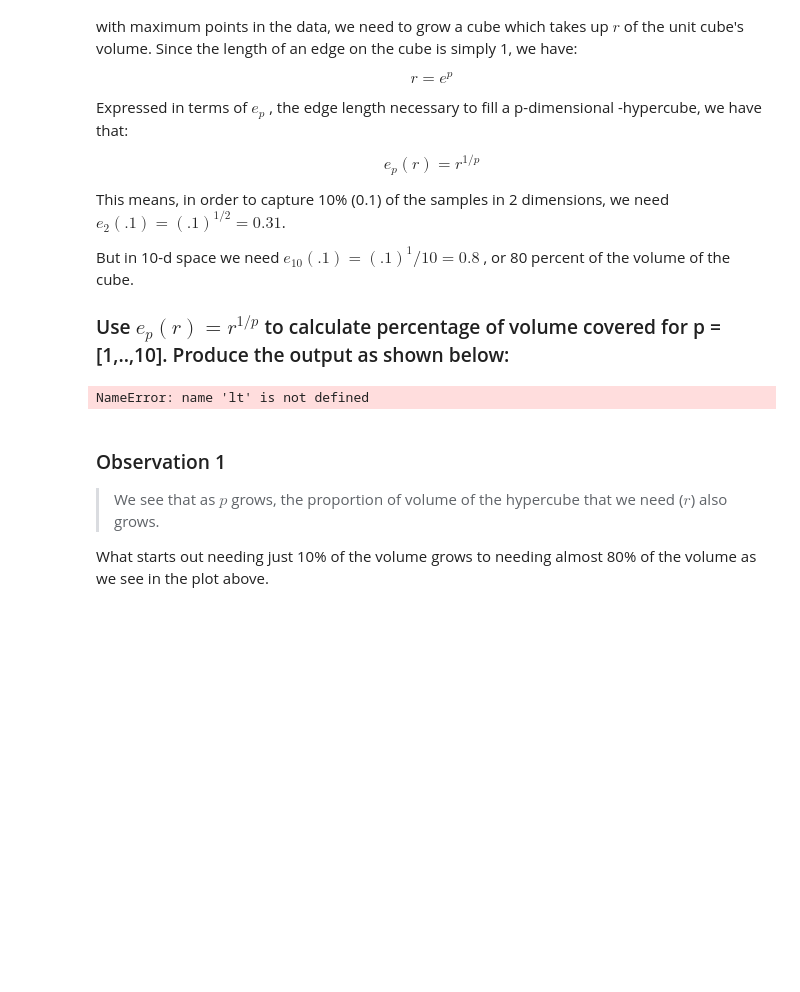
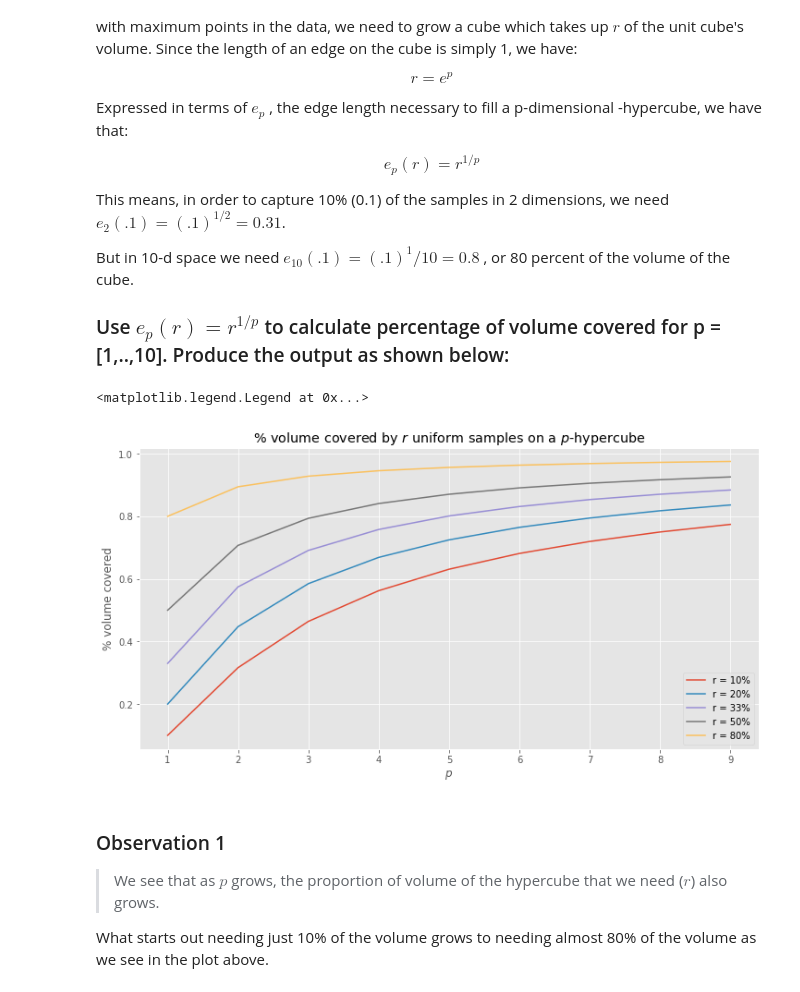
Before and after one commit to denisdunn/dsc-3-34-03-curse-of-dimensionality-simulation-lab-nyc-ds-career-031119, a Jupyter notebook: index.ipynb, the cells around one changed output. Saved outputs shown, nothing was run; the diff lists cells and outputs as text; code cells hidden in the pictures; blank space fills up the shorter version.

```diff
--- a/index.ipynb
+++ b/index.ipynb
@@ -76,21 +76,22 @@ But in 10-d space we need $e_10(.1)=(.1)^1/10=0.8$ , or 80 percent of the volume
 ### Use $e_p(r)=r^{1/p}$ to calculate percentage of volume covered for p = [1,..,10]. Produce the output as shown below:
 # %%
 # Your code here
-lt.figure(figsize=(12, 6))
+plt.figure(figsize=(12, 6))
 plt.title(
     "% volume covered by $r$ uniform samples on a $p$-hypercube"
 )
 plt.xlabel('$p$')
 plt.ylabel('% volume covered')
 
 plt.plot(range(1, 10), [0.1**(1/n) for n in range(1, 10)], label="r = 10%")
 plt.plot(range(1, 10), [0.2**(1/n) for n in range(1, 10)], label="r = 20%")
 plt.plot(range(1, 10), [0.33**(1/n) for n in range(1, 10)], label="r = 33%")
 plt.plot(range(1, 10), [0.5**(1/n) for n in range(1, 10)], label="r = 50%")
 plt.plot(range(1, 10), [0.8**(1/n) for n in range(1, 10)], label="r = 80%")
 plt.legend()
 # %% [output]
-NameError: name 'lt' is not defined
+<matplotlib.legend.Legend at 0x...>
+[figure, added]
 # %% [markdown]
 ### Observation 1
 > We see that as   $p$  grows, the proportion of volume of the hypercube that we need ($r$) also grows.
```
